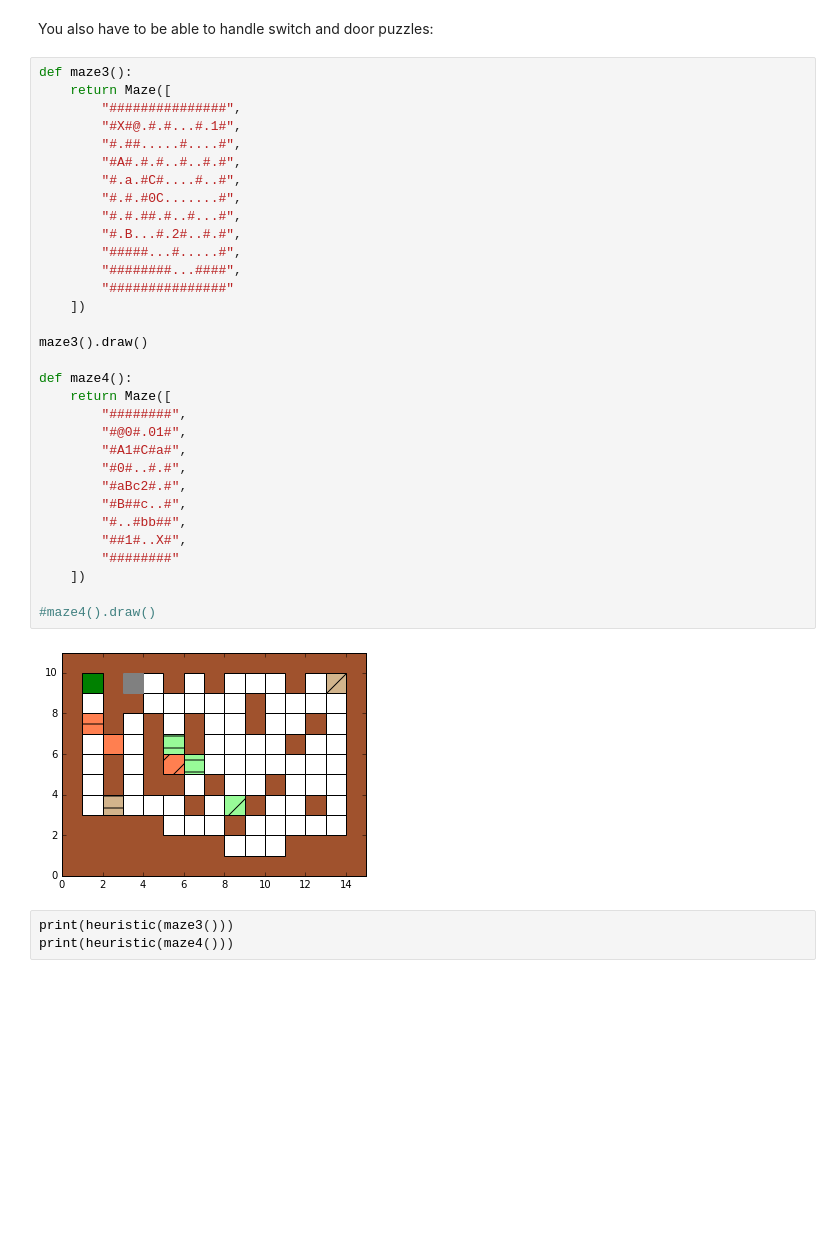
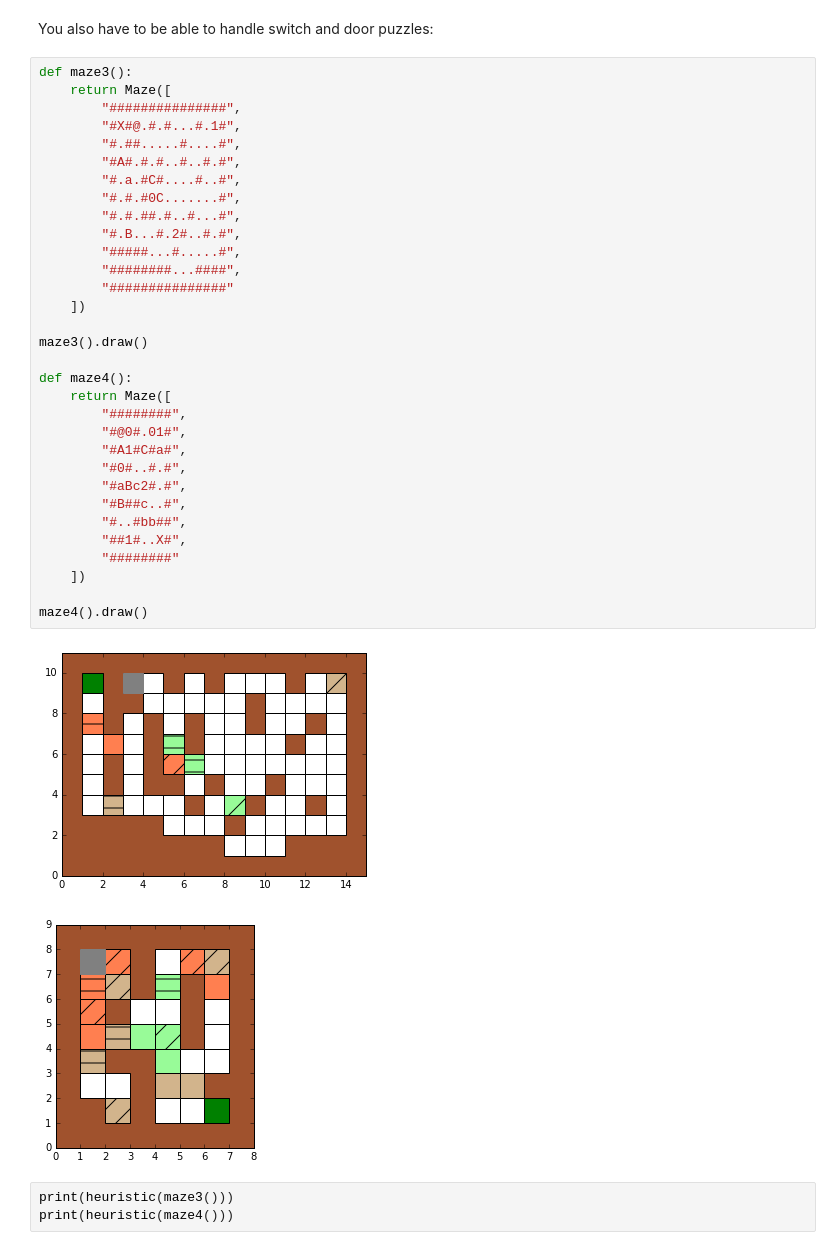
Before and after one commit to AndrewHess/spcs-ai, a Jupyter notebook: projects/3-mazes/Hess.ipynb, the cells around one changed output. Cells and saved outputs as stored; diff of their text form; blank space fills up the shorter version.

```diff
--- a/projects/3-mazes/Hess.ipynb
+++ b/projects/3-mazes/Hess.ipynb
@@ -359,34 +359,35 @@ def maze3():
         "###############",
         "#X#@.#.#...#.1#",
         "#.##.....#....#",
         "#A#.#.#..#..#.#",
         "#.a.#C#....#..#",
         "#.#.#0C.......#",
         "#.#.##.#..#...#",
         "#.B...#.2#..#.#",
         "#####...#.....#",
         "########...####",
         "###############"
     ])
 
 maze3().draw()
 
 def maze4():
     return Maze([
         "########",
         "#@0#.01#",
         "#A1#C#a#",
         "#0#..#.#",
         "#aBc2#.#",
         "#B##c..#",
         "#..#bb##",
         "##1#..X#",
         "########"
     ])
 
-#maze4().draw()
+maze4().draw()
 # %% [output]
 [figure]
+[figure, added]
 # %%
 print(heuristic(maze3()))
 print(heuristic(maze4()))
```
Also changed, not shown: parts of 3 cells of this notebook.
